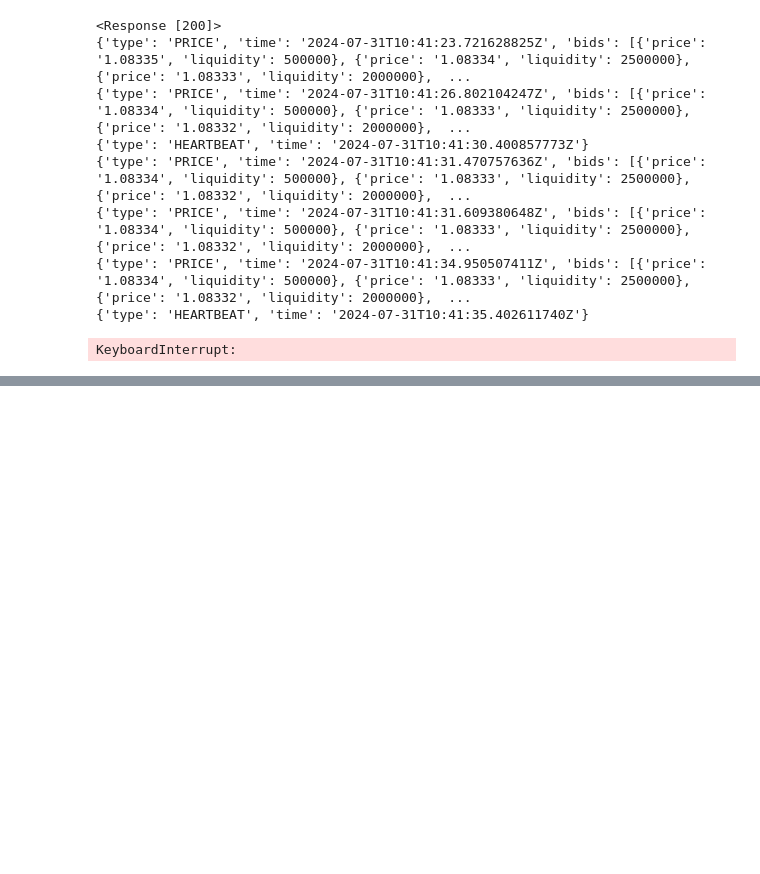
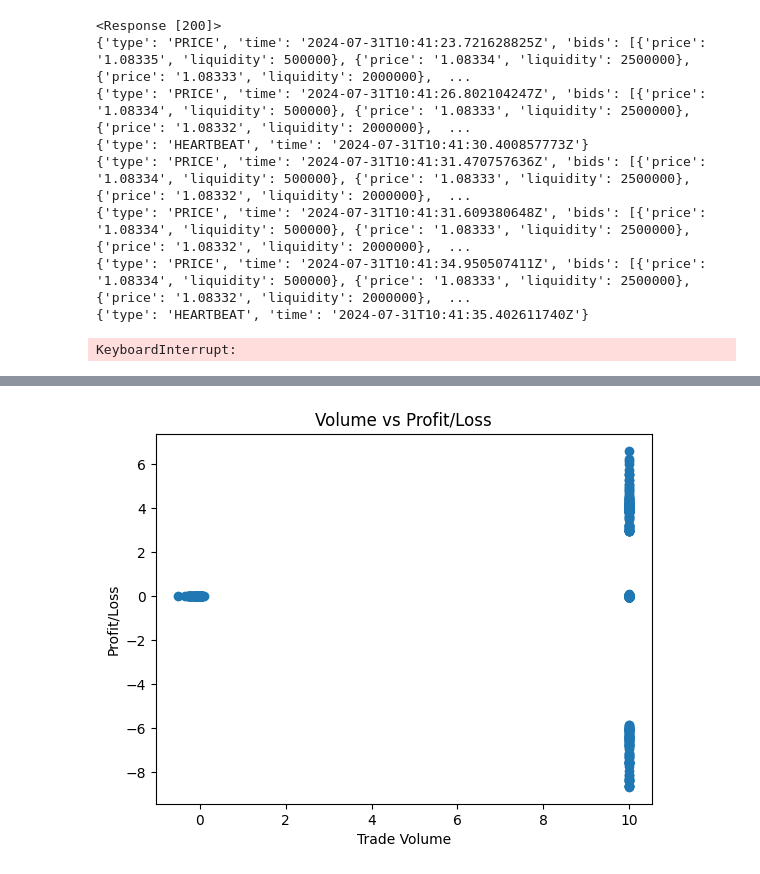
Before and after one commit to Sammyadj/forex_portfolio, a Jupyter notebook: frontend/project workflow.ipynb, the cells around one changed output, grey strips where cells are left out. Cells and saved outputs as stored; diff of their text form; code cells hidden in the pictures; blank space fills up the shorter version.

```diff
--- a/frontend/project workflow.ipynb
+++ b/frontend/project workflow.ipynb
@@ -108,0 +156,9 @@ KeyboardInterrupt:
+# %%
+# Scatter Plot: Volume vs Profit/Loss
+plt.scatter(data['volume'], data['profit_loss'])
+plt.title('Volume vs Profit/Loss')
+plt.xlabel('Trade Volume')
+plt.ylabel('Profit/Loss')
+plt.show()
+# %% [output]
+[figure, added]
```
Also changed, not shown: parts of 11 cells of this notebook, 31 other files.
